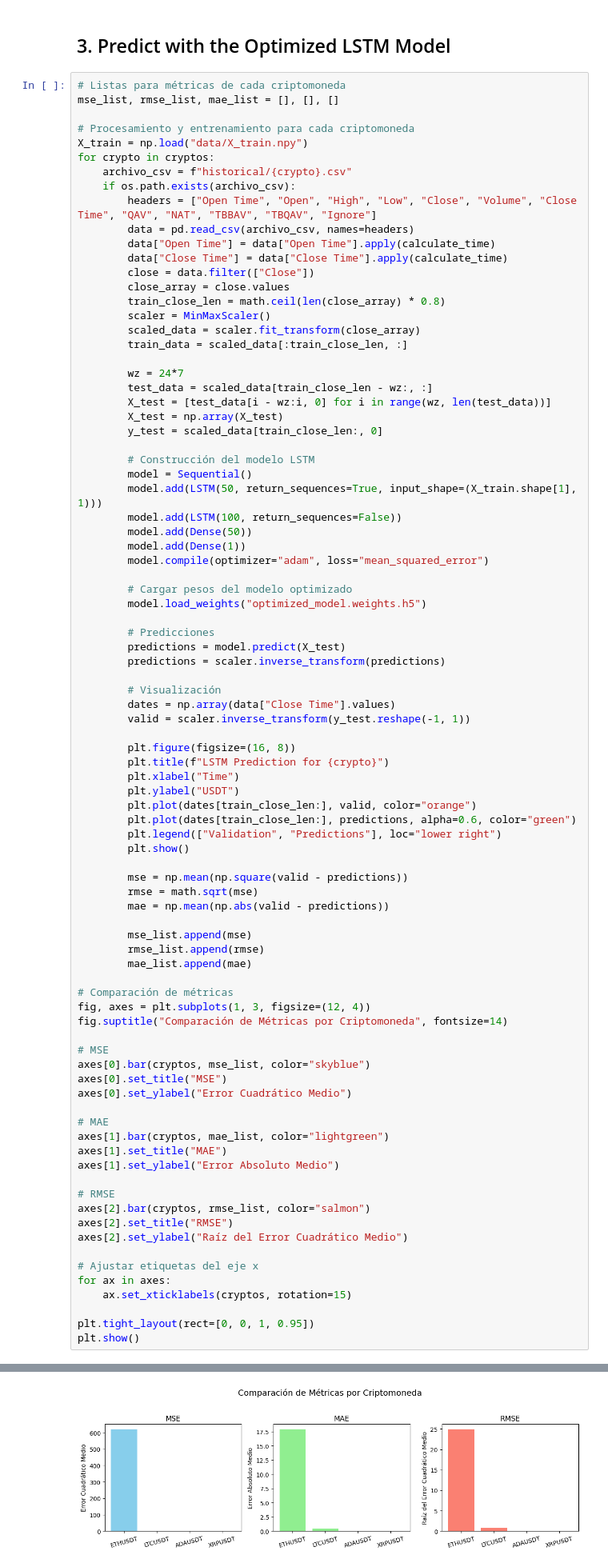
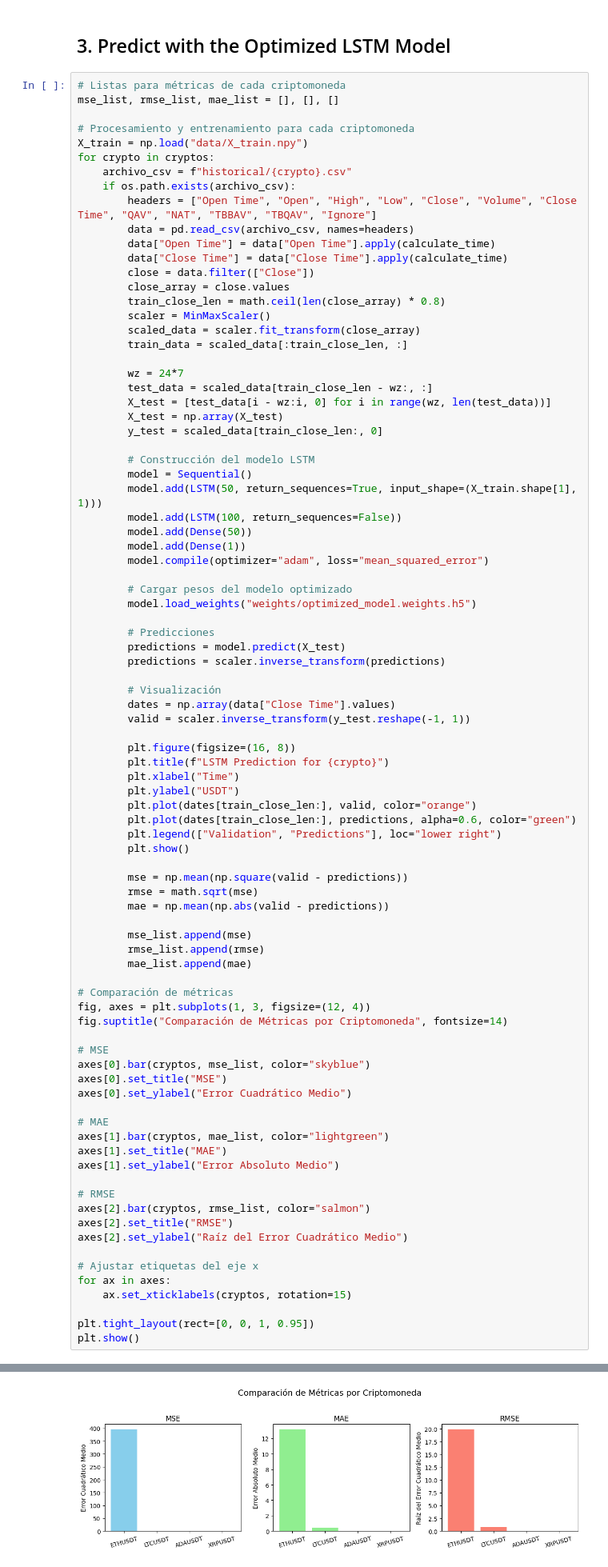
Before and after one commit to GRQ34/ML-Proyecto-Final, a Jupyter notebook: 5. Pruebas sobre otras criptomonedas.ipynb, the cells around one changed output, grey strips where cells are left out. Shown: that part at 80% size. Cells and saved outputs as stored; diff of their text form.

```diff
--- a/5. Pruebas sobre otras criptomonedas.ipynb
+++ b/5. Pruebas sobre otras criptomonedas.ipynb
@@ -85,7 +85,7 @@ for crypto in cryptos:
         model.compile(optimizer="adam", loss="mean_squared_error")
 
         # Cargar pesos del modelo optimizado
-        model.load_weights("optimized_model.weights.h5")
+        model.load_weights("weights/optimized_model.weights.h5")
 
         # Predicciones
         predictions = model.predict(X_test)
@@ -148,2 +148,2 @@ plt.show()
 [figure]
-[figure, old version]
+[figure, new version]
```
Also changed, not shown: parts of 1 cell of this notebook, 6 other files.
